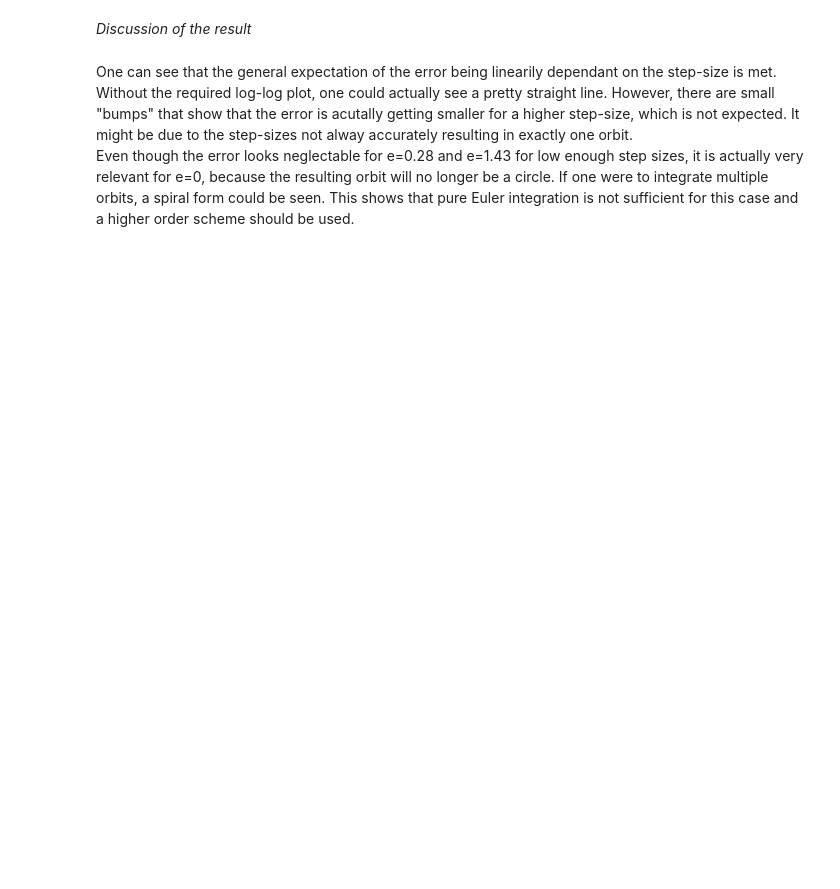
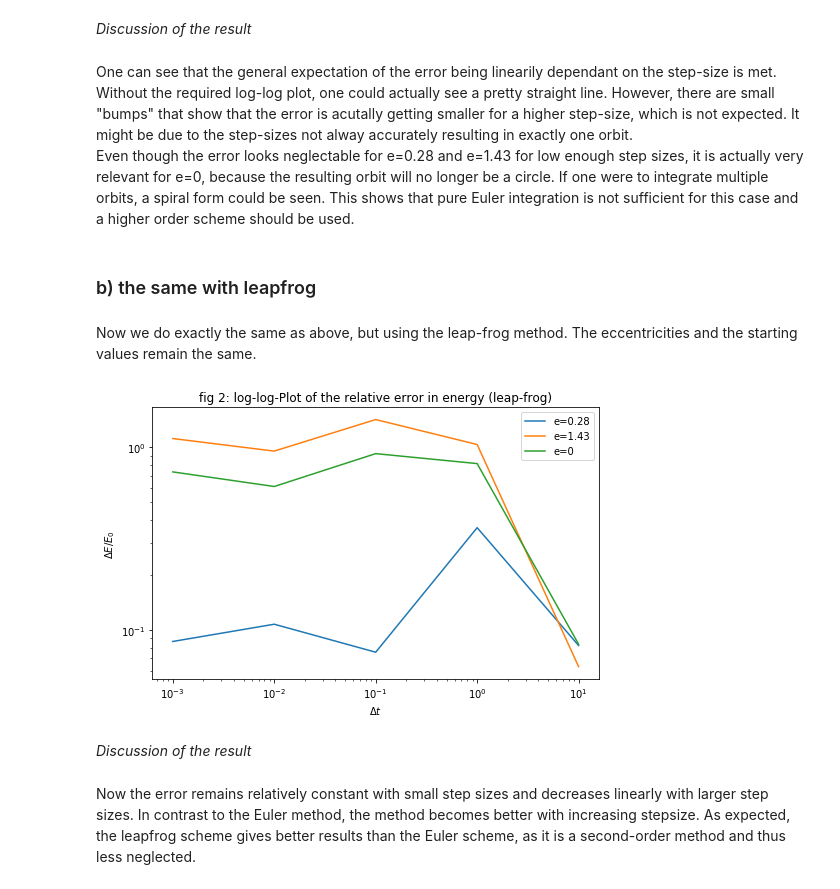
Before and after one commit to beikerta/Computational-Physics, a Jupyter notebook: HW 1/Homework 1.ipynb, the cells around one changed output. Saved outputs shown, nothing was run; the diff lists cells and outputs as text; code cells hidden in the pictures; blank space fills up the shorter version.

```diff
--- a/HW 1/Homework 1.ipynb
+++ b/HW 1/Homework 1.ipynb
@@ -125,3 +129,5 @@ plt.show()
 # %% [markdown]
 One can see that the general expectation of the error being linearily dependant on the step-size is met. Without the required log-log plot, one could actually see a pretty straight line. However, there are small "bumps" that show that the error is acutally getting smaller for a higher step-size, which is not expected. It might be due to the step-sizes not alway accurately resulting in exactly one orbit.
 Even though the error looks neglectable for e=0.28 and e=1.43 for low enough step sizes, it is actually very relevant for e=0, because the resulting orbit will no longer be a circle. If one were to integrate multiple orbits, a spiral form could be seen. This shows that pure Euler integration is not sufficient for this case and a higher order scheme should be used.
+# %% [markdown]
+### b) the same with leapfrog
@@ -127,0 +157,60 @@ Even though the error looks neglectable for e=0.28 and e=1.43 for low enough ste
+# %% [markdown]
+Now we do exactly the same as above, but using the leap-frog method. The eccentricities and the starting values remain the same.
+# %%
+# Integrate orbits
+w_x_s1, w_y_s1, s_x_s1, s_y_s1 = leapfrog(w_in_1, s_in, h1, 47380)
+w_x_s2, w_y_s2, s_x_s2, s_y_s2 = leapfrog(w_in_1, s_in, h2, 4857)
+w_x_s3, w_y_s3, s_x_s3, s_y_s3 = leapfrog(w_in_1, s_in, h3, 623)
+w_x_s4, w_y_s4, s_x_s4, s_y_s4 = leapfrog(w_in_1, s_in, h4, 50)
+w_x_s5, w_y_s5, s_x_s5, s_y_s5 = leapfrog(w_in_1, s_in, h5, 5)
+
+# Calculate error in energy
+error = [energy_error(w_x_s1, w_y_s1, s_x_s1, s_y_s1),energy_error(w_x_s2, w_y_s2, s_x_s2, s_y_s2),
+        energy_error(w_x_s3, w_y_s3, s_x_s3, s_y_s3),energy_error(w_x_s4, w_y_s4, s_x_s4, s_y_s4),
+        energy_error(w_x_s5, w_y_s5, s_x_s5, s_y_s5)]
+# Plot results
+plt.figure(figsize=(8,5))
+plt.title("fig 2: log-log-Plot of the relative error in energy (leap-frog)")
+plt.xscale('log')
+plt.yscale('log')
+plt.xlabel('$\Delta t$')
+plt.ylabel('$\Delta E / E_0$')
+
+plt.plot([h1,h2,h3,h4,h5], error, label="e=0.28")
+
+# Do the same steps again with the other 2 eccentricities
+w_x_s1, w_y_s1, s_x_s1, s_y_s1 = leapfrog(w_in_2, s_in, h1, 129558)
+w_x_s2, w_y_s2, s_x_s2, s_y_s2 = leapfrog(w_in_2, s_in, h2, 31780)
+w_x_s3, w_y_s3, s_x_s3, s_y_s3 = leapfrog(w_in_2, s_in, h3, 654)
+w_x_s4, w_y_s4, s_x_s4, s_y_s4 = leapfrog(w_in_2, s_in, h4, 50)
+w_x_s5, w_y_s5, s_x_s5, s_y_s5 = leapfrog(w_in_2, s_in, h5, 10)
+
+error = [energy_error(w_x_s1, w_y_s1, s_x_s1, s_y_s1),energy_error(w_x_s2, w_y_s2, s_x_s2, s_y_s2),
+        energy_error(w_x_s3, w_y_s3, s_x_s3, s_y_s3),energy_error(w_x_s4, w_y_s4, s_x_s4, s_y_s4),
+        energy_error(w_x_s5, w_y_s5, s_x_s5, s_y_s5)]
+
+plt.plot([h1,h2,h3,h4,h5], error, label="e=1.43")
+
+
+w_x_s1, w_y_s1, s_x_s1, s_y_s1 = leapfrog(w_in_3, s_in, h1, 47380)
+w_x_s2, w_y_s2, s_x_s2, s_y_s2 = leapfrog(w_in_3, s_in, h2, 4857)
+w_x_s3, w_y_s3, s_x_s3, s_y_s3 = leapfrog(w_in_3, s_in, h3, 623)
+w_x_s4, w_y_s4, s_x_s4, s_y_s4 = leapfrog(w_in_3, s_in, h4, 50)
+w_x_s5, w_y_s5, s_x_s5, s_y_s5 = leapfrog(w_in_3, s_in, h5, 5)
+
+error = [energy_error(w_x_s1, w_y_s1, s_x_s1, s_y_s1),energy_error(w_x_s2, w_y_s2, s_x_s2, s_y_s2),
+        energy_error(w_x_s3, w_y_s3, s_x_s3, s_y_s3),energy_error(w_x_s4, w_y_s4, s_x_s4, s_y_s4),
+        energy_error(w_x_s5, w_y_s5, s_x_s5, s_y_s5)]
+
+plt.plot([h1,h2,h3,h4,h5], error, label="e=0")
+
+plt.legend()
+plt.show()
+# %% [output]
+[figure, added]
+# %% [markdown]
+*Discussion of the result*
+# %% [markdown]
+Now the error remains relatively constant with small step sizes and decreases linearly with larger step sizes.
+In contrast to the Euler method, the method becomes better with increasing stepsize.
+As expected, the leapfrog scheme gives better results than the Euler scheme, as it is a second-order method and thus less neglected.
```
Also changed, not shown: parts of 3 cells of this notebook.
